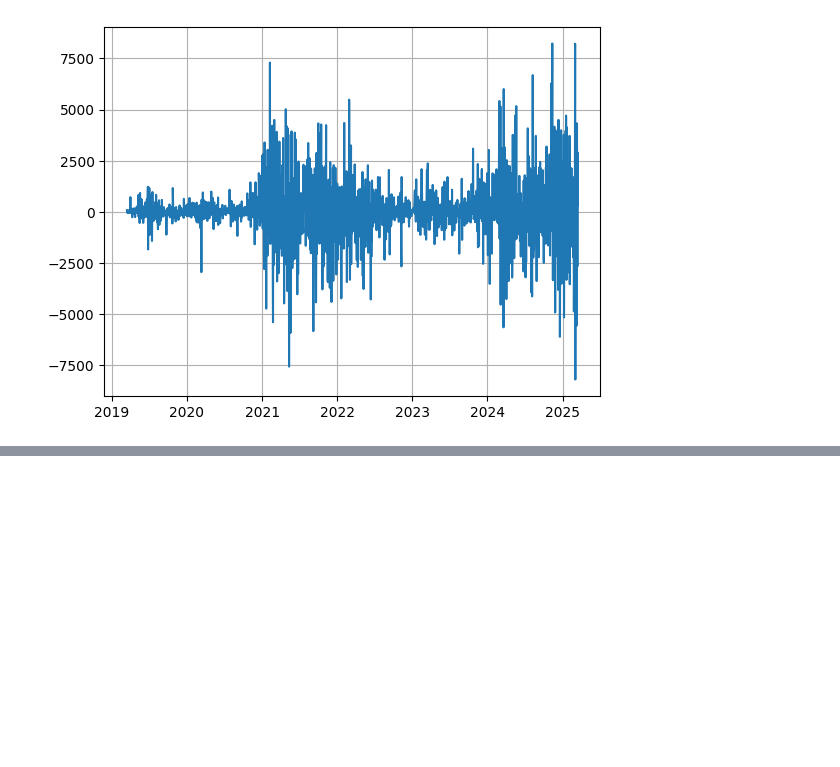
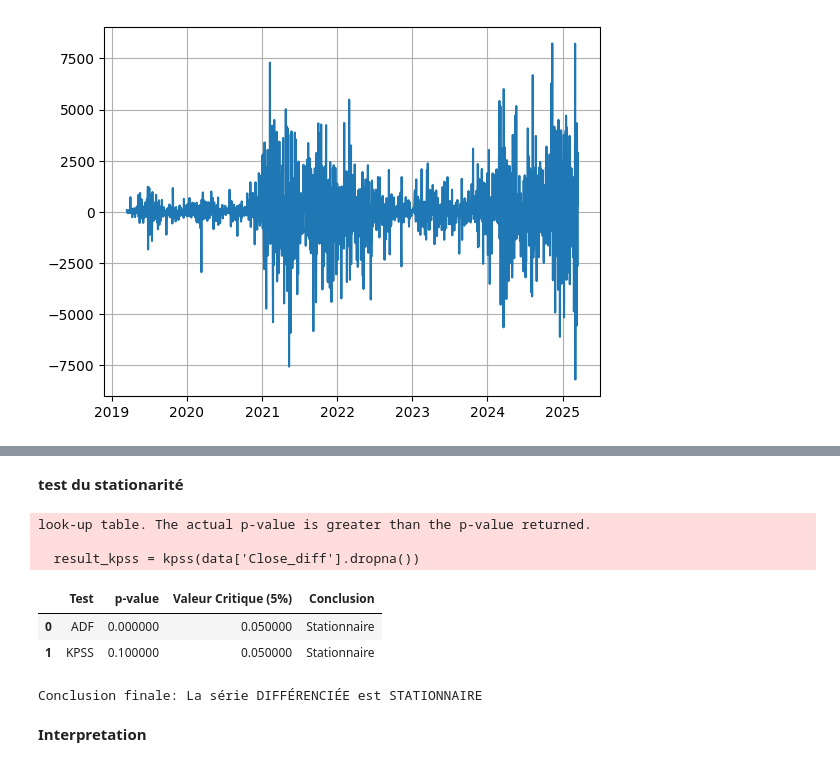
Before and after one commit to hinimdoumorsia/projet_Series_chronologiques, a Jupyter notebook: Preprocessing.ipynb, the cells around one changed output, grey strips where cells are left out. Cells and saved outputs as stored; diff of their text form; code cells hidden in the pictures; blank space fills up the shorter version.

```diff
--- a/Preprocessing.ipynb
+++ b/Preprocessing.ipynb
@@ -504,5 +506,5 @@ En résumé, la différenciation est une méthode clé pour traiter les séries
 # %%
-data['Close_diff'] = data['Close'].diff()
+data['Close_diff'] = data['Close'].diff().dropna()
 plt.plot(data['Date'], data['Close_diff'], label="la courbe de la serie differencié")
 plt.grid(True)
 plt.show()
@@ -510,0 +515,41 @@ plt.show()
+# %% [markdown]
+**test du stationarité**
+# %%
+import pandas as pd
+from statsmodels.tsa.stattools import adfuller, kpss
+result_adf = adfuller(data['Close_diff'].dropna())
+adf_pvalue = result_adf[1]
+adf_stationary = adf_pvalue < 0.05
+result_kpss = kpss(data['Close_diff'].dropna())
+kpss_pvalue = result_kpss[1]
+kpss_stationary = kpss_pvalue > 0.05
+results_table = pd.DataFrame({
+    'Test': ['ADF', 'KPSS'],
+    'p-value': [adf_pvalue, kpss_pvalue],
+    'Valeur Critique (5%)': [0.05, 0.05],
+    'Conclusion': [
+        'Stationnaire' if adf_stationary else 'Non stationnaire',
+        'Stationnaire' if kpss_stationary else 'Non stationnaire'
+    ]
+})
+def color_stationary(val):
+    color = 'green' if val == 'Stationnaire' else 'red'
+    return f'color: {color}'
+styled_table = results_table.style.applymap(color_stationary, subset=['Conclusion'])
+display(styled_table)
+if adf_stationary and kpss_stationary:
+    print("\nConclusion finale: La série DIFFÉRENCIÉE est STATIONNAIRE")
+elif not adf_stationary and not kpss_stationary:
+    print("\nConclusion finale: La série DIFFÉRENCIÉE est NON STATIONNAIRE")
+else:
+    print("\nConclusion finale: Résultats contradictoires - Analyse plus approfondie nécessaire")
+# %% [output]
+look-up table. The actual p-value is greater than the p-value returned.
+
+  result_kpss = kpss(data['Close_diff'].dropna())
+|  | Test | p-value | Valeur Critique (5%) | Conclusion |
+| 0 | ADF | 0.000000 | 0.050000 | Stationnaire |
+| 1 | KPSS | 0.100000 | 0.050000 | Stationnaire |
+Conclusion finale: La série DIFFÉRENCIÉE est STATIONNAIRE
+# %% [markdown]
+**Interpretation**
```
Also changed, not shown: parts of 3 cells of this notebook.
